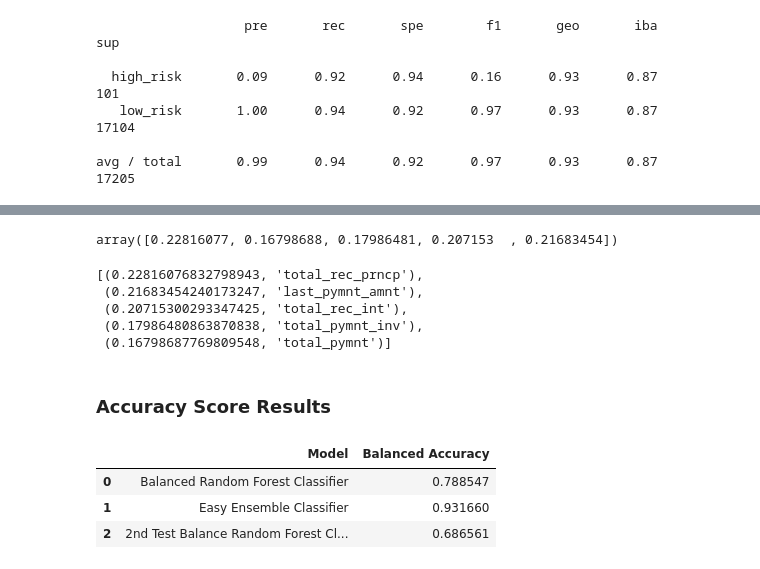
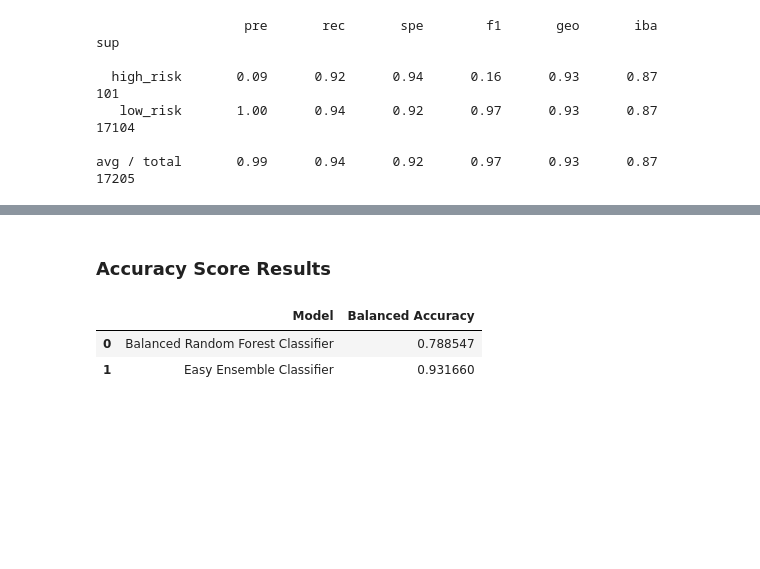
Before and after one commit to BiancaTaisePommerening/Credit_Risk_Analysis-, a Jupyter notebook: credit_risk_ensemble.ipynb, the cells around one changed output, grey strips where cells are left out. Drawn from its saved outputs; the diff is of its cells as text; code cells hidden in the pictures; blank space fills up the shorter version.

```diff
--- a/credit_risk_ensemble.ipynb
+++ b/credit_risk_ensemble.ipynb
@@ -462,25 +324,9 @@ avg / total       0.99      0.72      0.65      0.83      0.69      0.47     172
-# %%
-# Calculate feature importance in the Random Forest model.
-importances = brfc.feature_importances_
-importances
-# %% [output]
-array([0.22816077, 0.16798688, 0.17986481, 0.207153  , 0.21683454])
-# %%
-# List the features sorted in descending order by feature importance
-sorted(zip(brfc.feature_importances_, X.columns), reverse=True)
-# %% [output]
-[(0.22816076832798943, 'total_rec_prncp'),
- (0.21683454240173247, 'last_pymnt_amnt'),
- (0.20715300293347425, 'total_rec_int'),
- (0.17986480863870838, 'total_pymnt_inv'),
- (0.16798687769809548, 'total_pymnt')]
 # %% [markdown]
 ### Accuracy Score Results
 # %%
-pd.DataFrame({"Model":["Balanced Random Forest Classifier", "Easy Ensemble Classifier", "2nd Test Balance Random Forest Classifier"],
-            "Balanced Accuracy":[brfc_accuracy, eec_accuracy, brfc2_accuracy]})
+pd.DataFrame({"Model":["Balanced Random Forest Classifier", "Easy Ensemble Classifier"],
+            "Balanced Accuracy":[brfc_accuracy, eec_accuracy]})
 # %% [output]
 |  | Model | Balanced Accuracy |
 | 0 | Balanced Random Forest Classifier | 0.788547 |
 | 1 | Easy Ensemble Classifier | 0.931660 |
-| 2 | 2nd Test Balance Random Forest Cl... | 0.686561 |
```
Also changed, not shown: parts of 19 cells of this notebook, 3 other files.
